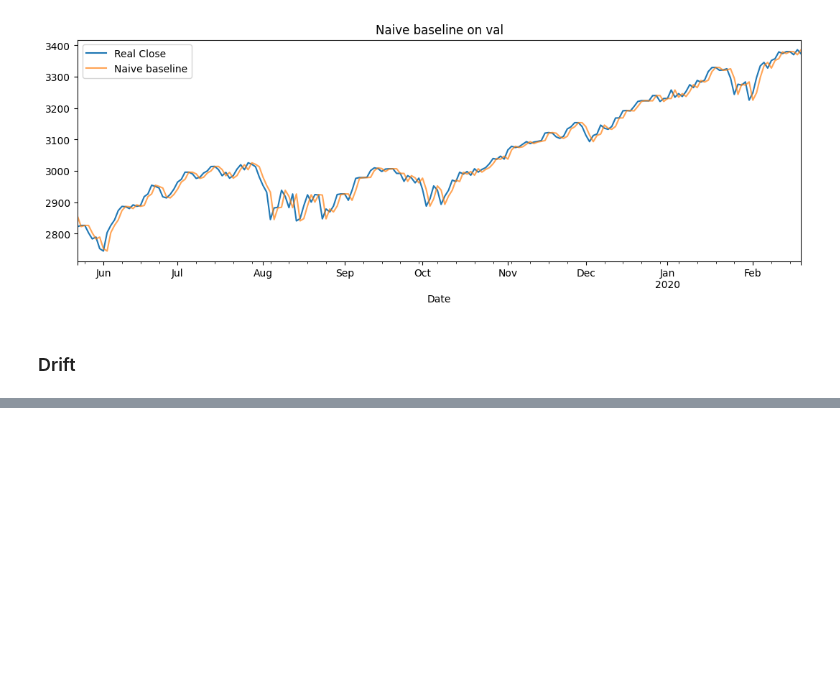
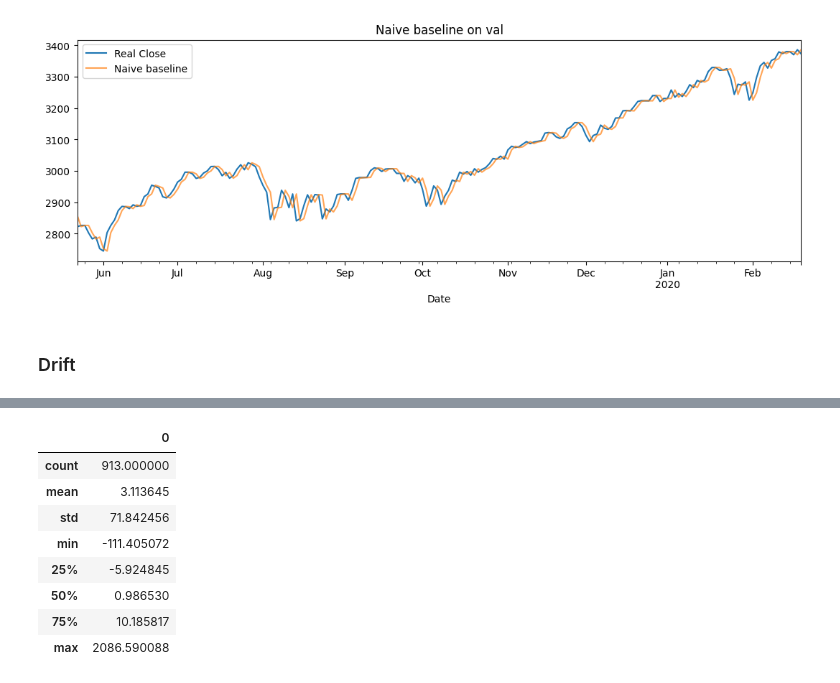
Before and after one commit to Handras18/Time-Series-Forecasting, a Jupyter notebook: 03_modeling.ipynb, the cells around one changed output, grey strips where cells are left out. Cells and saved outputs as stored; diff of their text form; code cells hidden in the pictures; blank space fills up the shorter version.

```diff
--- a/03_modeling.ipynb
+++ b/03_modeling.ipynb
@@ -92,0 +105,13 @@ plt.show()
+# %%
+residuals = pd.DataFrame(model_fit.resid)
+residuals.describe()
+# %% [output]
+|  | 0 |
+| count | 913.000000 |
+| mean | 3.113645 |
+| std | 71.842456 |
+| min | -111.405072 |
+| 25% | -5.924845 |
+| 50% | 0.986530 |
+| 75% | 10.185817 |
+| max | 2086.590088 |
```
Also changed, not shown: parts of 16 cells of this notebook, 2 other files.
